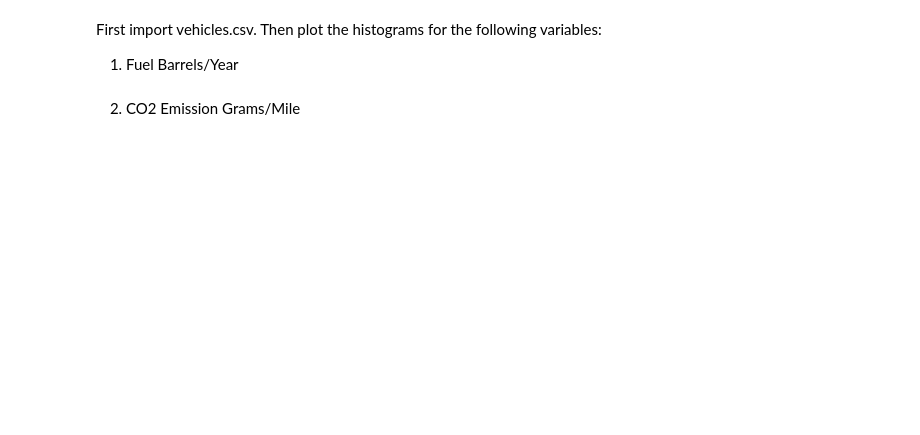
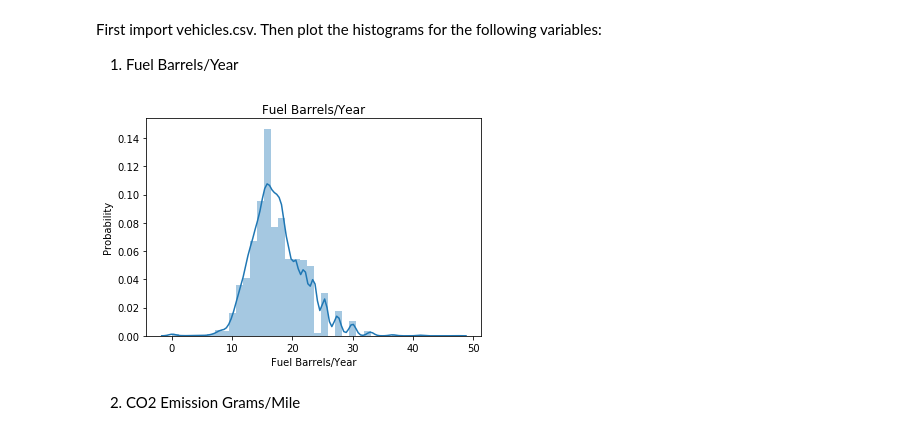
Before and after one commit to ta-data-lis/lab-probability-distributions, a Jupyter notebook: your-code/continuous.ipynb, the cells around one changed output. Drawn from its saved outputs; the diff is of its cells as text; code cells hidden in the pictures; blank space fills up the shorter version.

```diff
--- a/your-code/continuous.ipynb
+++ b/your-code/continuous.ipynb
@@ -81,3 +97,9 @@ How are the two distributions different?
 ## Normal Distribution of Real Data
 
 In this challenge we are going to take a look the real data. We will use vehicles.csv file for this exercise
+# %%
+import pandas as pd
+import seaborn as sns # using seaborn for plotting to get the normal distribution line on the plot
+
+vehicles = pd.read_csv('vehicles.csv')
+vehicles.head()
@@ -91,2 +118,9 @@ Then plot the histograms for the following variables:
+# %%
+sns.distplot(vehicles['Fuel Barrels/Year'], bins = 40)
+plt.ylabel('Probability')
+plt.title('Fuel Barrels/Year')
+plt.show()
+# %% [output]
+[figure, added]
 # %% [markdown]
 2. CO2 Emission Grams/Mile
```
Also changed, not shown: parts of 23 cells of this notebook.
